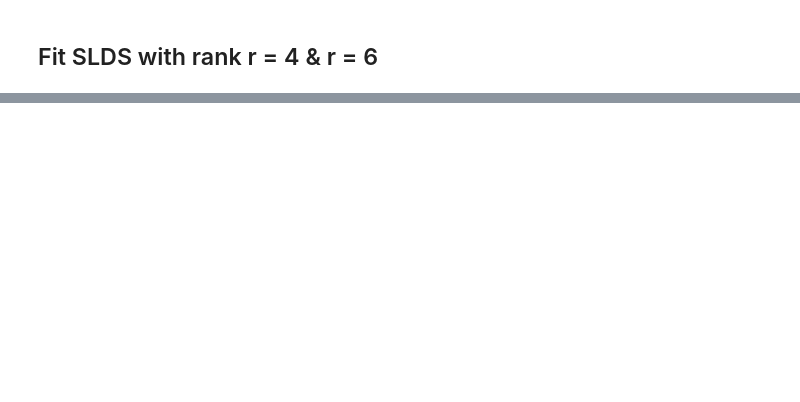
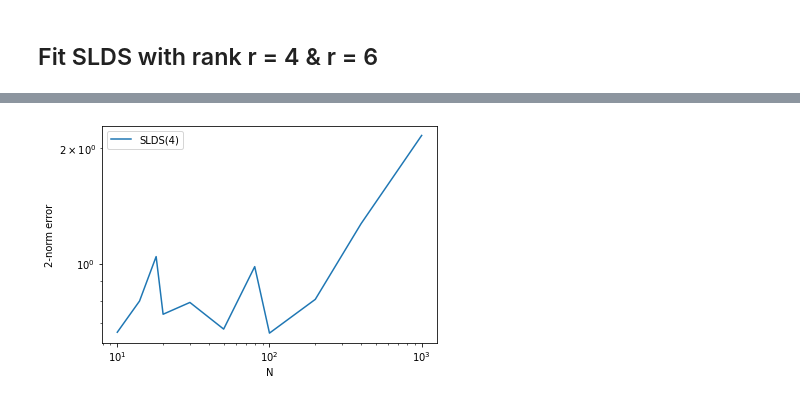
Before and after one commit to kamdh/tvart, a Jupyter notebook: src/run_all_tests_SLDS-SSM.ipynb, the cells around one changed output, grey strips where cells are left out. Drawn from its saved outputs; the diff is of its cells as text; code cells hidden in the pictures; blank space fills up the shorter version.

```diff
--- a/src/run_all_tests_SLDS-SSM.ipynb
+++ b/src/run_all_tests_SLDS-SSM.ipynb
@@ -148,13 +89,0 @@ Initializing with an ARHMM using 25 steps of EM.
-# %%
-for N in N_array[N_array > 6]:
-    data = scipy.io.loadmat("test_data_N_%d_M_221_sigma_0.500000.mat" % N)
-    X = data['X']
-    A1 = data['A1']
-    A2 = data['A2']
-    err_inf, err_2, err_fro, err_mse = \
-        fit_slds_and_return_errors(X.T, A1, A2, Kmax=Kmax, r=6, num_iters=6000)
-    print("N = %d : err_inf = %f, err_2 = %f, err_fro = %f, err_mse = %f" % \
-           (N, err_inf, err_2, err_fro, err_mse))
-    new_row = dict(zip(error_table.columns,
-                       [N, np.nan, 5, err_inf, err_2, err_fro, err_mse, np.nan]))
-    error_table = error_table.append(new_row, ignore_index=True)
@@ -199,2 +90,32 @@ Initializing with an ARHMM using 25 steps of EM.
+# %%
+data = error_table
+#plt.loglog(data['N'], data['err_2'])
+fig, ax = plt.subplots()
+
+for key, grp in data.groupby(['model']):
+    grp = grp.groupby(['N']).mean()
+#     if key == 1:
+#         keystr = 'indep(N)'
+#     elif key == 2:
+#         keystr = 'indep(4)'
+#     elif key == 3:
+#         keystr = 'TVART(4)'
+#     elif key == 4:
+#         keystr = 'SLDS(4)'
+#     elif key == 5:
+#         keystr = 'SLDS(6)'
+#     elif key == 6:
+#         keystr = 'SLDS(2)'
+    keystr = key
+    ax = grp.plot(ax=ax, kind='line', y='err_2', label=keystr, logx=True, logy=True)
+    plt.ylabel('2-norm error')
+
+plt.legend(loc='best')
+#plt.ylim([1e-2, 1e-1])
+plt.show()
+
+#data.plot.line(x='N', y='err_inf', logx=True, logy=True)
+# %% [output]
+[figure, added]
 # %%
 error_table.tail()
```
Also changed, not shown: parts of 17 cells of this notebook, 7 other files.
